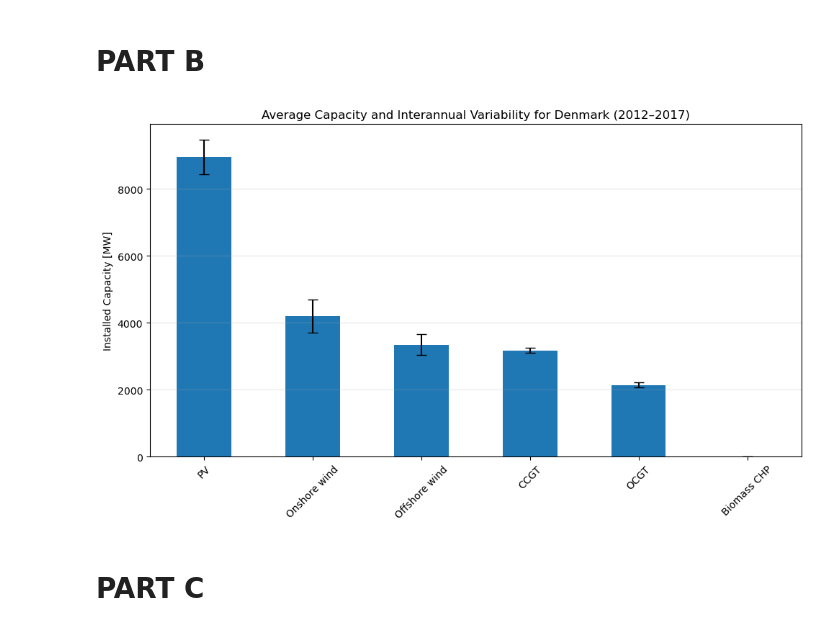
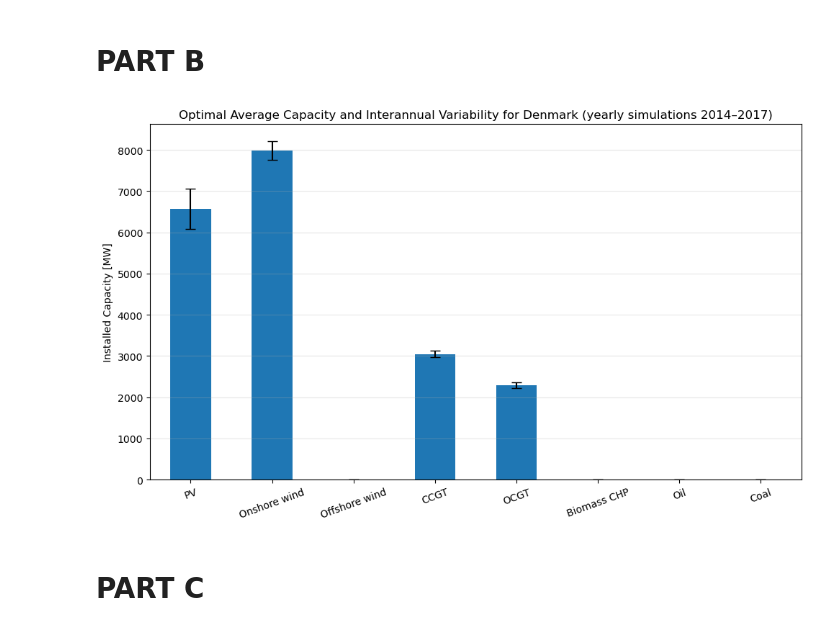
Before and after one commit to martinsiitam/ieg-spring-2026, a Jupyter notebook: martin/project.ipynb, the cells around one changed output. Cells and saved outputs as stored; diff of their text form; code cells hidden in the pictures.

```diff
--- a/martin/project.ipynb
+++ b/martin/project.ipynb
@@ -612,78 +653,70 @@ plt.show()
 # Results from simulation
 
 capacity_by_year = pd.DataFrame({
-    2012: {
-        "PV": 8509.3,
-        "Onshore wind": 4628.5,
-        "Offshore wind": 3184.3,
-        "CCGT": 3139.2,
-        "OCGT": 1998.1,
-        "Biomass CHP": 0.0
-    },
-    2013: {
-        "PV": 9343.4,
-        "Onshore wind": 4829.2,
-        "Offshore wind": 2838.5,
-        "CCGT": 3294.7,
-        "OCGT": 2192.7,
-        "Biomass CHP": 0.0
-    },
     2014: {
-        "PV": 8993.3,
-        "Onshore wind": 4141.4,
-        "Offshore wind": 3303.8,
-        "CCGT": 3048.1,
-        "OCGT": 2118.5,
-        "Biomass CHP": 0.0
+        "PV": 6508.6,
+        "Onshore wind": 8025.9,
+        "Offshore wind": 0.0,
+        "CCGT": 2967.4,
+        "OCGT": 2229.5,
+        "Biomass CHP": 0.0,
+        "Oil": 0.0,
+        "Coal": 0.0
     },
     2015: {
-        "PV": 8434.8,
-        "Onshore wind": 3966.9,
-        "Offshore wind": 3385.3,
-        "CCGT": 3189.5,
-        "OCGT": 2211.1,
-        "Biomass CHP": 0.0
+        "PV": 6236.6,
+        "Onshore wind": 7897.1,
+        "Offshore wind": 0.0,
+        "CCGT": 3012.6,
+        "OCGT": 2380.4,
+        "Biomass CHP": 0.0,
+        "Oil": 0.0,
+        "Coal": 0.0
     },
     2016: {
-        "PV": 9729.0,
-        "Onshore wind": 3448.4,
-        "Offshore wind": 3703.2,
-        "CCGT": 3208.9,
-        "OCGT": 2110.4,
-        "Biomass CHP": 0.0
+        "PV": 7271.3,
+        "Onshore wind": 7744.9,
+        "Offshore wind": 0.0,
+        "CCGT": 3137.5,
+        "OCGT": 2315.1,
+        "Biomass CHP": 0.0,
+        "Oil": 0.0,
+        "Coal": 0.0
     },
     2017: {
-        "PV": 8686.0,
-        "Onshore wind": 4141.6,
-        "Offshore wind": 3609.8,
-        "CCGT": 3161.1,
-        "OCGT": 2197.2,
-        "Biomass CHP": 0.0
+        "PV": 6248.5,
+        "Onshore wind": 8279.8,
+        "Offshore wind": 0.0,
+        "CCGT": 3076.9,
+        "OCGT": 2244.5,
+        "Biomass CHP": 0.0,
+        "Oil": 0.0,
+        "Coal": 0.0
     }
 }).T
 
 mean_capacity = capacity_by_year.mean()
 std_capacity = capacity_by_year.std()
 
 import matplotlib.pyplot as plt
 
 fig, ax = plt.subplots(figsize=(10, 6))
 
 mean_capacity.plot.bar(
     yerr=std_capacity,
     ax=ax,
     capsize=5
 )
 
 ax.set_ylabel("Installed Capacity [MW]")
-ax.set_title("Average Capacity and Interannual Variability for Denmark (2012–2017)")
+ax.set_title("Optimal Average Capacity and Interannual Variability for Denmark (yearly simulations 2014–2017)")
 ax.grid(axis="y", alpha=0.3)
 
-plt.xticks(rotation=45)
+plt.xticks(rotation=20)
 plt.tight_layout()
 plt.show()
 # %% [output]
-[figure, old version]
+[figure, new version]
 # %% [markdown]
 # PART C
 # %%
```
Also changed, not shown: parts of 33 cells of this notebook, 1 other file.
